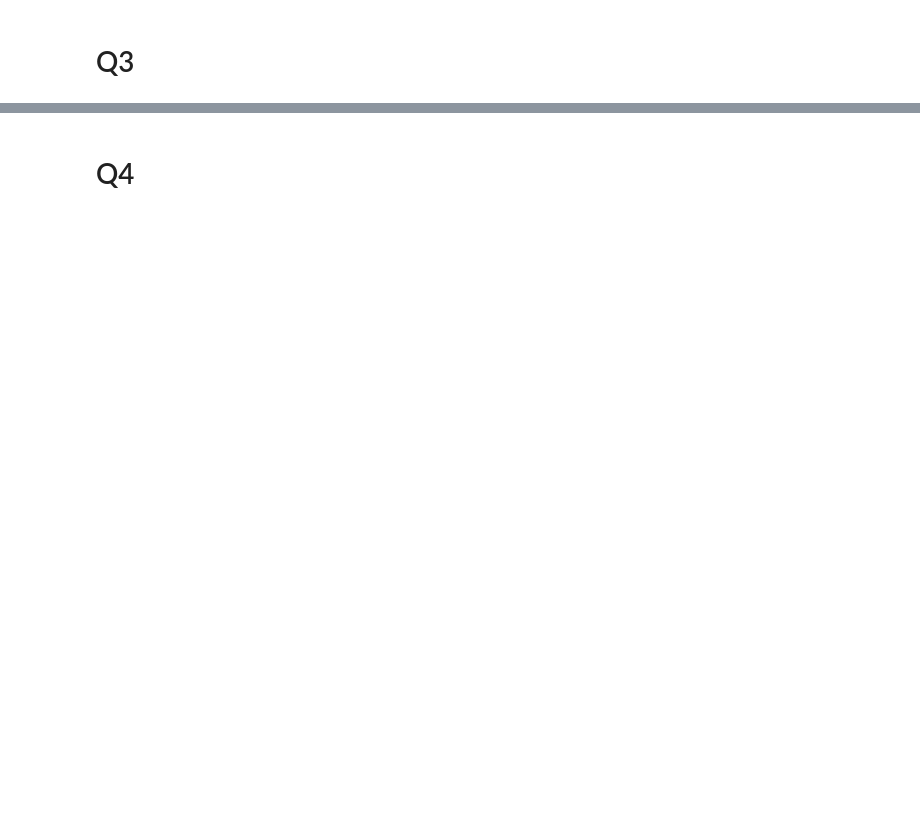
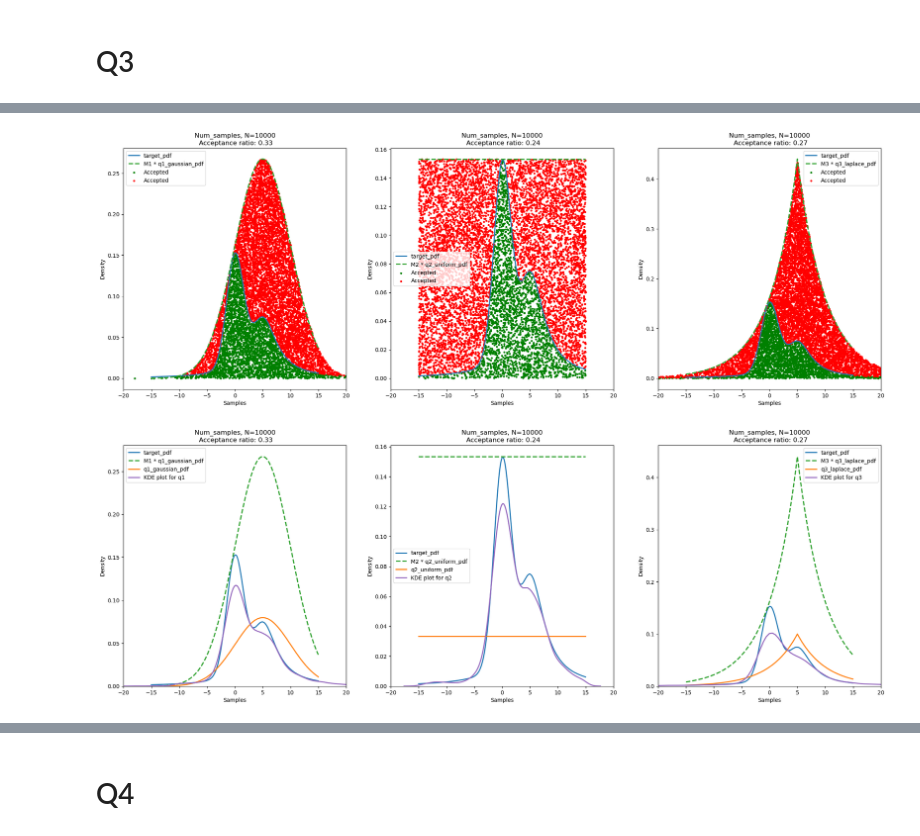
Before and after one commit to DhairyaShah981/pml-assignment3, a Jupyter notebook: A3.ipynb, the cells around one changed output, grey strips where cells are left out. Saved outputs shown, nothing was run; the diff lists cells and outputs as text; code cells hidden in the pictures; blank space fills up the shorter version.

```diff
--- a/A3.ipynb
+++ b/A3.ipynb
@@ -280,0 +324,5 @@ We observe that the
+# %%
+# q3: Laplace distribution
+q3_loc = 5
+q3_scale = 5
+q3_laplace = torch.distributions.Laplace(q3_loc, q3_scale)
@@ -280,0 +336,5 @@ We observe that the
+# %%
+# Values of M's are found using trying out different values such that (p_tilda > M * q) in (-15, 15)
+M1 = 3.35
+M2 = 4.6
+M3 = 4.4
@@ -280,0 +345,16 @@ We observe that the
+# %%
+num_samples = 10000
+torch.manual_seed(42)
+u = torch.distributions.uniform.Uniform(0, 1).sample((num_samples,))
+
+samples_from_q1 = q1_gaussian.sample((num_samples,))
+accepted_mask1 = u * M1 * q1_gaussian.log_prob(samples_from_q1).exp() < p_tilda(samples_from_q1)
+acceptance_ratio1 = torch.sum(accepted_mask1) / num_samples
+
+samples_from_q2 = q2_uniform.sample((num_samples,))
+accepted_mask2 = u * M2 * q2_uniform.log_prob(samples_from_q2).exp() < p_tilda(samples_from_q2)
+acceptance_ratio2 = torch.sum(accepted_mask2) / num_samples
+
+samples_from_q3 = q3_laplace.sample((num_samples,))
+accepted_mask3 = u * M3 * q3_laplace.log_prob(samples_from_q3).exp() < p_tilda(samples_from_q3)
+acceptance_ratio3 = torch.sum(accepted_mask3) / num_samples
@@ -280,0 +414,6 @@ We observe that the
+# %%
+plot_samples_and_kde(show_samples=True, show_kde=False)
+plot_samples_and_kde(show_samples=False, show_kde=True)
+# %% [output]
+[figure, added]
+[figure, added]
```
Also changed, not shown: parts of 56 cells of this notebook, 1 other file.
